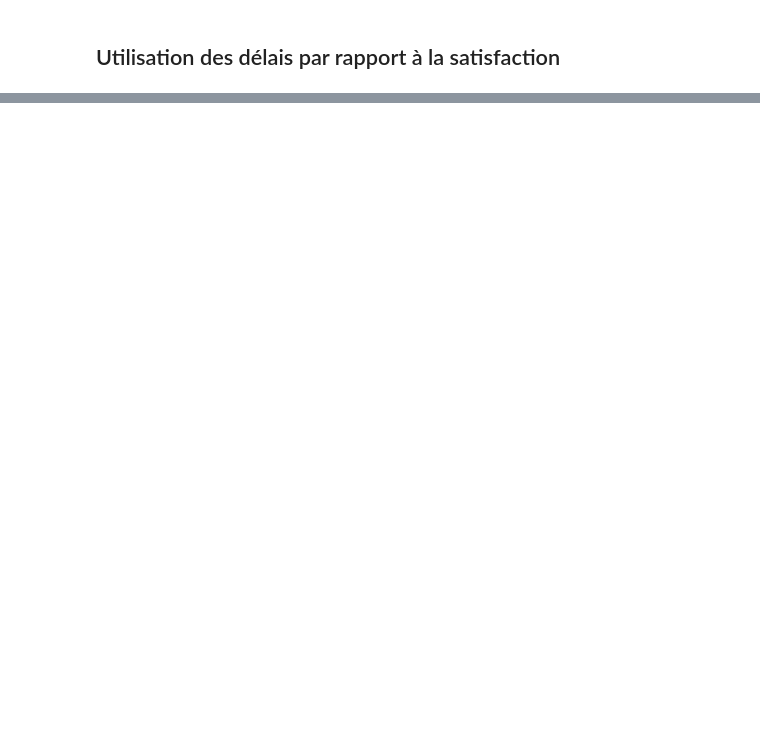
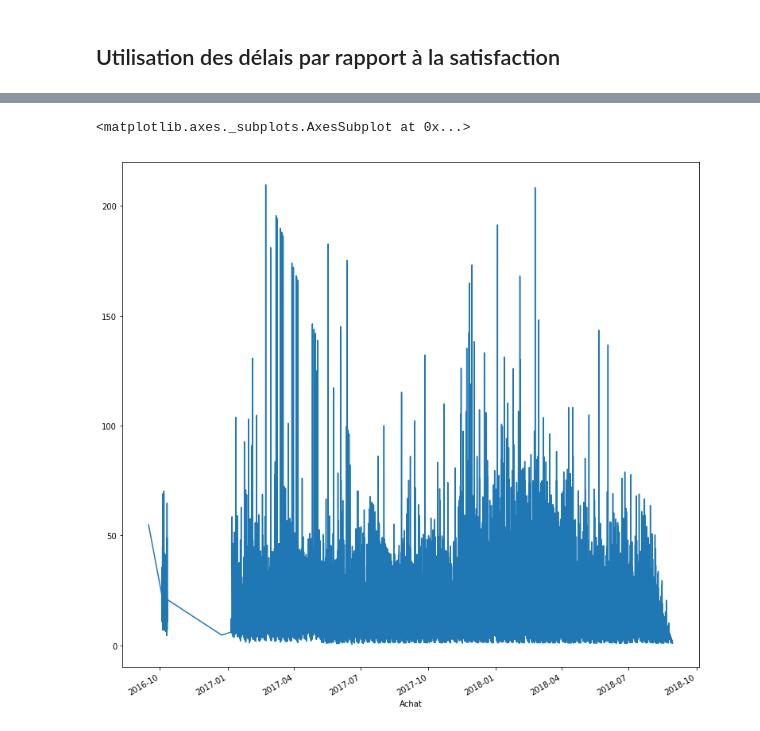
Before and after one commit to Bcante/sparkolist, a Jupyter notebook: notebooks/Délais de livraison, prise en charge prestataire... etc. (orders.csv).ipynb, the cells around one changed output, grey strips where cells are left out. Cells and saved outputs as stored; diff of their text form; code cells hidden in the pictures; blank space fills up the shorter version.

```diff
--- a/notebooks/Délais de livraison, prise en charge prestataire... etc. (orders.csv).ipynb
+++ b/notebooks/Délais de livraison, prise en charge prestataire... etc. (orders.csv).ipynb
@@ -44,0 +61,7 @@ only showing top 20 rows
+# %%
+
+delaiGlobal = pandate["Délai global (j)"]
+delaiGlobal.plot(figsize=(13,13))
+# %% [output]
+<matplotlib.axes._subplots.AxesSubplot at 0x...>
+[figure, added]
```
Also changed, not shown: parts of 5 cells of this notebook, 2 other files.
